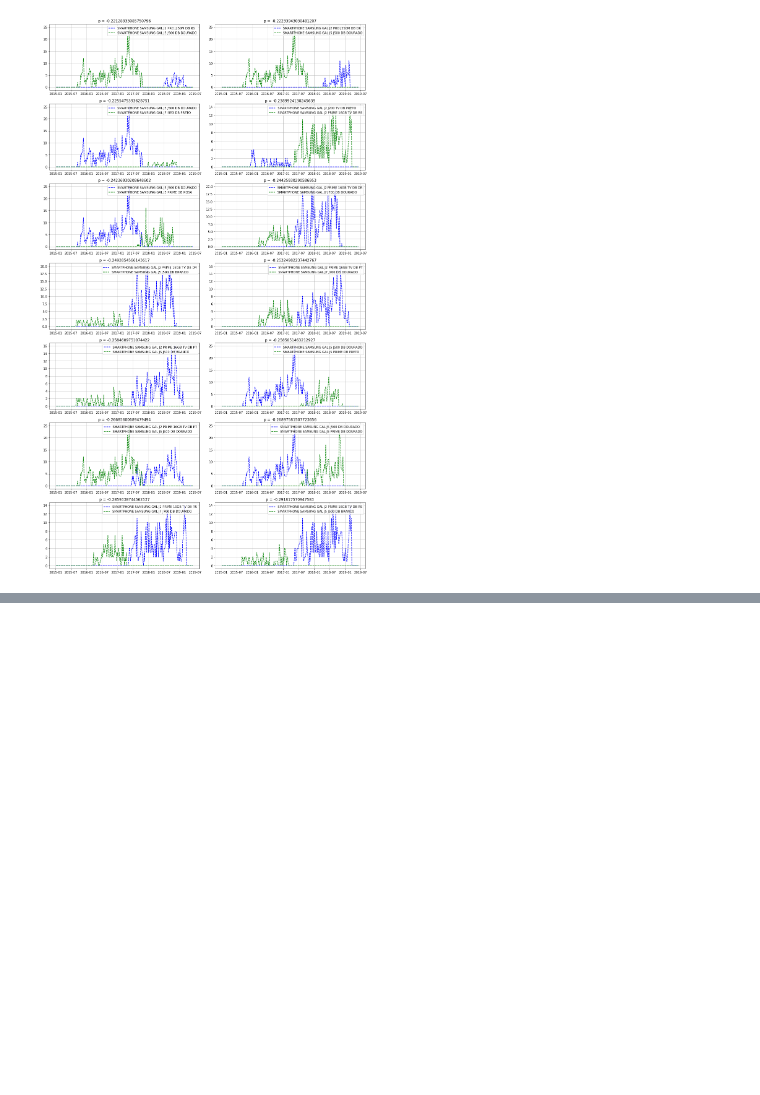
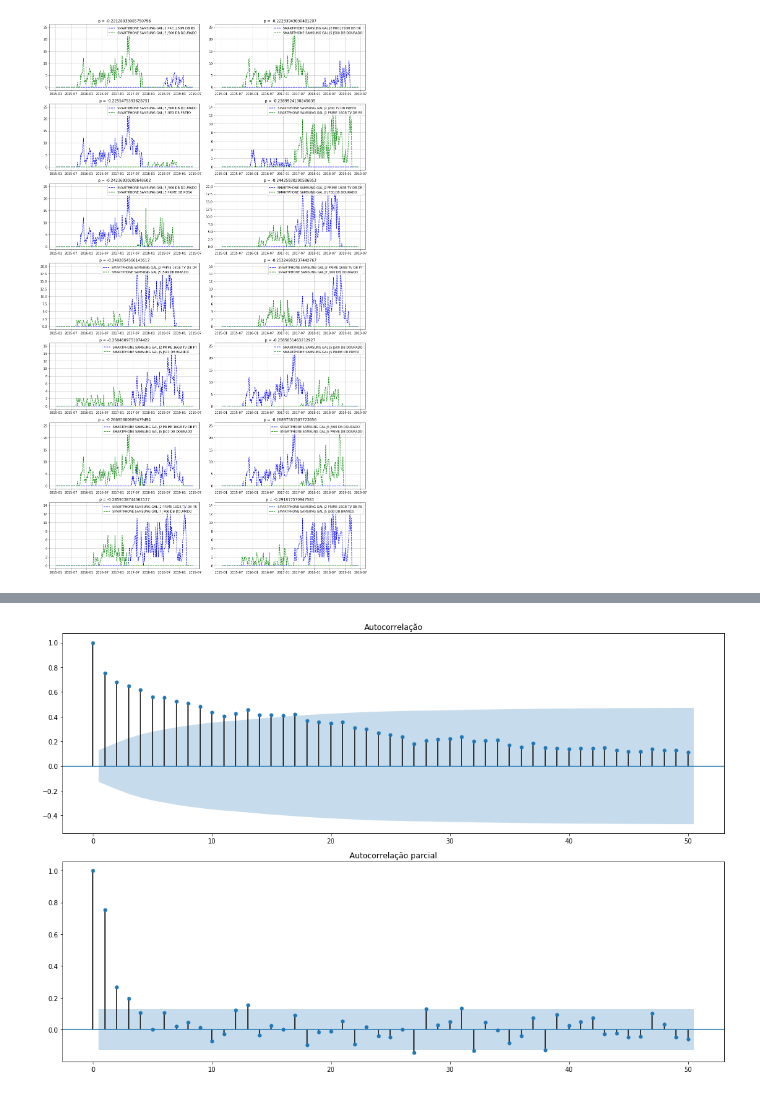
Before and after one commit to LuyzaDomingos/PrevisaoVendasFinalVersion, a Jupyter notebook: previsao/Celulares.ipynb, the cells around one changed output, grey strips where cells are left out. Saved outputs shown, nothing was run; the diff lists cells and outputs as text; code cells hidden in the pictures; blank space fills up the shorter version.

```diff
--- a/previsao/Celulares.ipynb
+++ b/previsao/Celulares.ipynb
@@ -362,0 +214,10 @@ plt.legend([x[0],x[2]], loc ='upper right')
+# %%
+import statsmodels.api as sm
+
+fig, (ax1,ax2) = plt.subplots(2,1, figsize =(15,10))
+sm.graphics.tsa.plot_acf(dfw['j2_prime_successor'], lags=50, ax=ax1, title='Autocorrelação')
+sm.graphics.tsa.plot_pacf(dfw['j2_prime_successor'], lags=50, ax=ax2, title='Autocorrelação parcial')
+
+plt.tight_layout()
+# %% [output]
+[figure, added]
```
Also changed, not shown: parts of 39 cells of this notebook.
